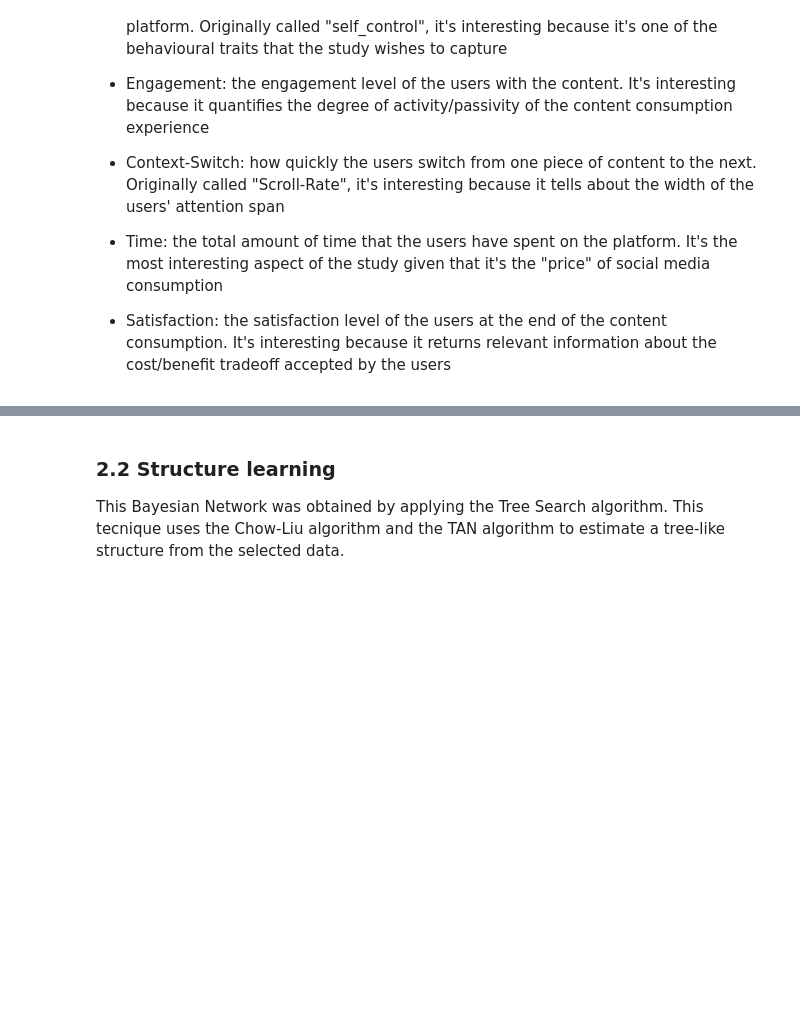
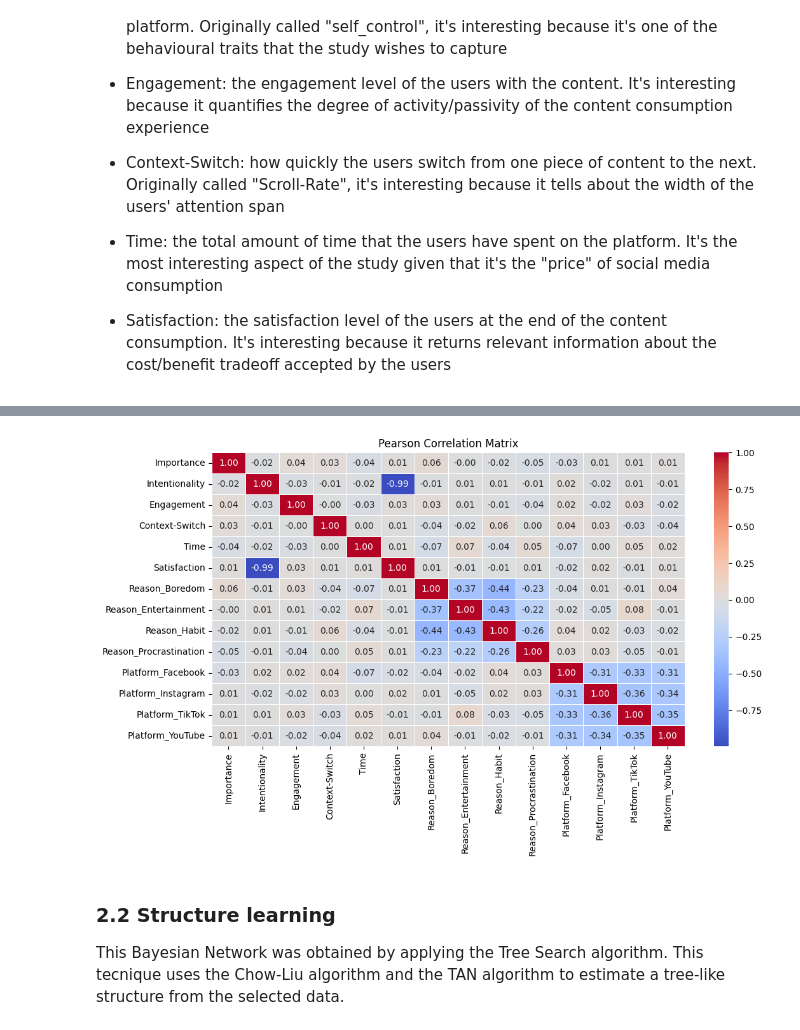
Before and after one commit to Jtries/socialMediaBayes, a Jupyter notebook: social_media_bayes.ipynb, the cells around one changed output, grey strips where cells are left out. Drawn from its saved outputs; the diff is of its cells as text; code cells hidden in the pictures; blank space fills up the shorter version.

Commit message:
correlation matrix

```diff
--- a/social_media_bayes.ipynb
+++ b/social_media_bayes.ipynb
@@ -90,3 +90,26 @@ selected_data.head()
+# %%
+# Identify categorical columns
+categorical_columns = selected_data.select_dtypes(include='object').columns
+
+# One-Hot Encode the categorical columns
+encoder = OneHotEncoder(sparse_output=False, handle_unknown='ignore')
+encoded_data = encoder.fit_transform(selected_data[categorical_columns])
+encoded_dataframe = pd.DataFrame(encoded_data, columns=encoder.get_feature_names_out(categorical_columns))
+
+# Drop the original categorical columns and concatenate the encoded ones
+numerical_data = selected_data.drop(columns=categorical_columns)
+processed_data = pd.concat([numerical_data, encoded_dataframe], axis=1)
+
+# Calculate the correlation matrix using Pearson correlation
+correlation_matrix = processed_data.corr(method='pearson')
+
+# Visualizes the correlation matrix
+plt.figure(figsize=(12, 6))
+sns.heatmap(correlation_matrix, annot=True, cmap='coolwarm', fmt=".2f", linewidths=.5)
+plt.title('Pearson Correlation Matrix')
+plt.show()
+# %% [output]
+[figure, added]
 # %% [markdown]
 ### 2.2 Structure learning
 This Bayesian Network was obtained by applying the Tree Search algorithm. This tecnique uses the Chow-Liu algorithm and the TAN algorithm to estimate a tree-like structure from the selected data.
```
Also changed, not shown: parts of 13 cells of this notebook, 1 other file.
